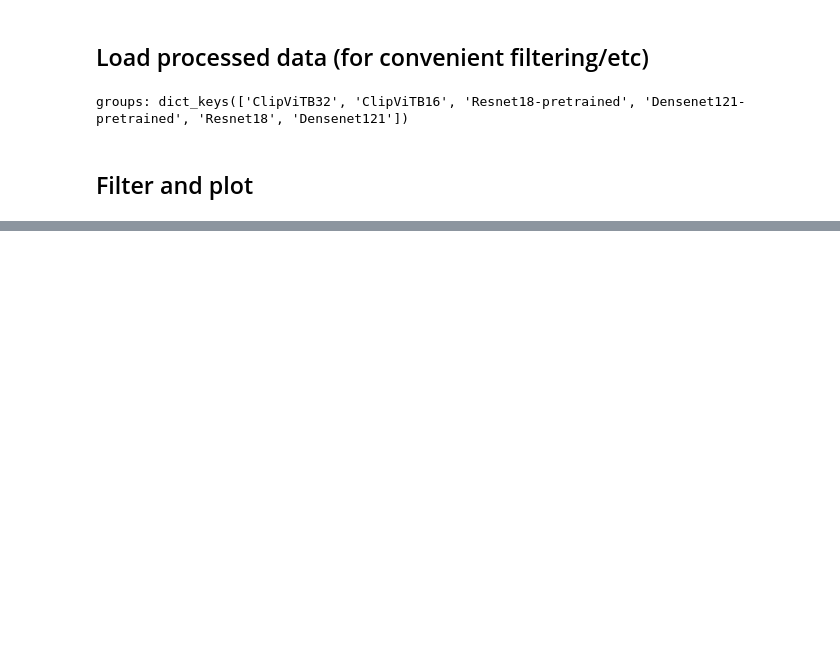
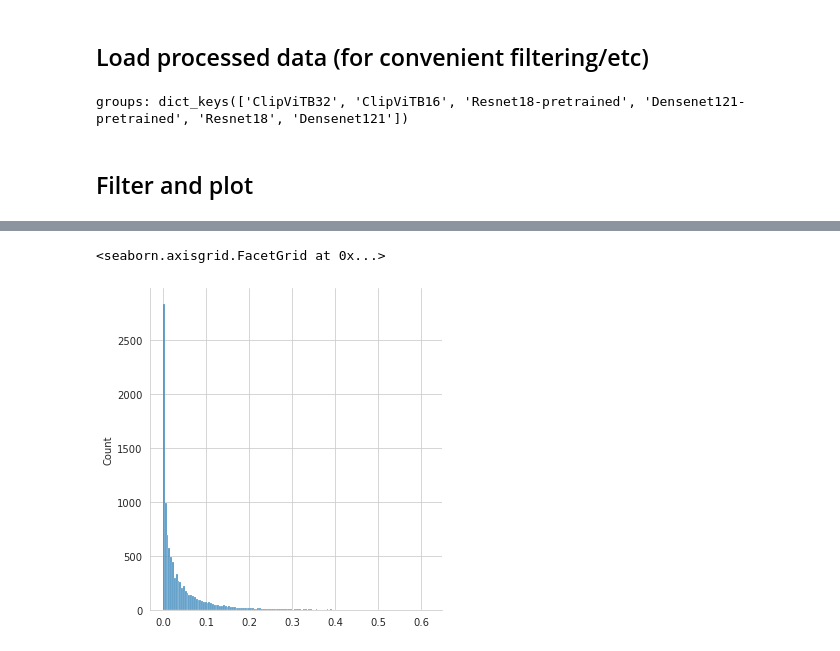
Before and after one commit to nikhil-ghosh-berkeley/dist-shift, a Jupyter notebook: preetum/jan3_scatter_curve.ipynb, the cells around one changed output, grey strips where cells are left out. Drawn from its saved outputs; the diff is of its cells as text; code cells hidden in the pictures; blank space fills up the shorter version.

```diff
--- a/preetum/jan3_scatter_curve.ipynb
+++ b/preetum/jan3_scatter_curve.ipynb
@@ -173,0 +182,12 @@ l = line[0]
+# %%
+## select indices based on filtering
+mfilter = 'Resnet18'
+scores = np.array(lmap(lambda i: nonmono(i, Gproc[mfilter]['probs'][i]), trange(NUM_SAMPLES)))
+
+idx = np.argsort(-scores)
+INDICES = idx[:100]
+
+sns.displot(scores, kind='hist')
+# %% [output]
+<seaborn.axisgrid.FacetGrid at 0x...>
+[figure, added]
```
Also changed, not shown: parts of 5 cells of this notebook, 5 other files.
